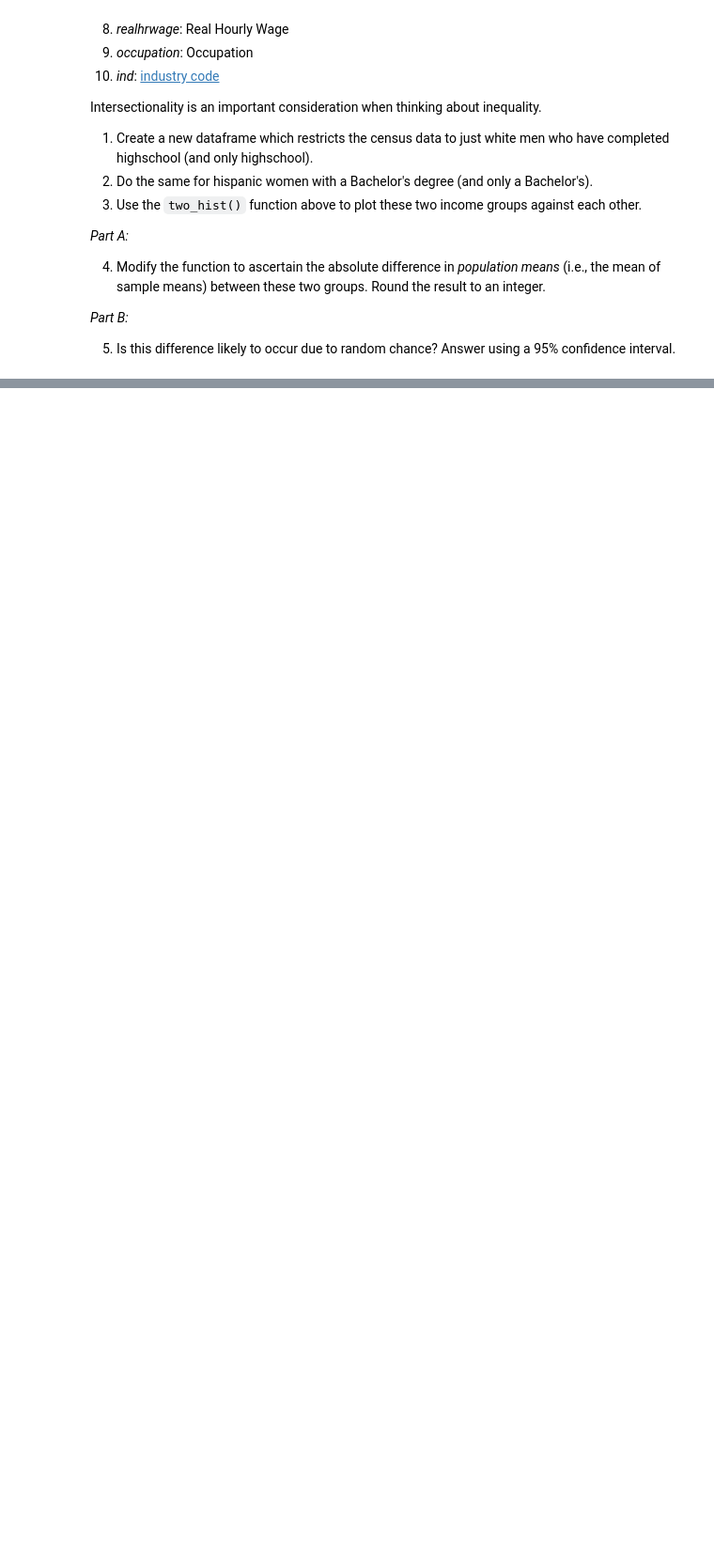
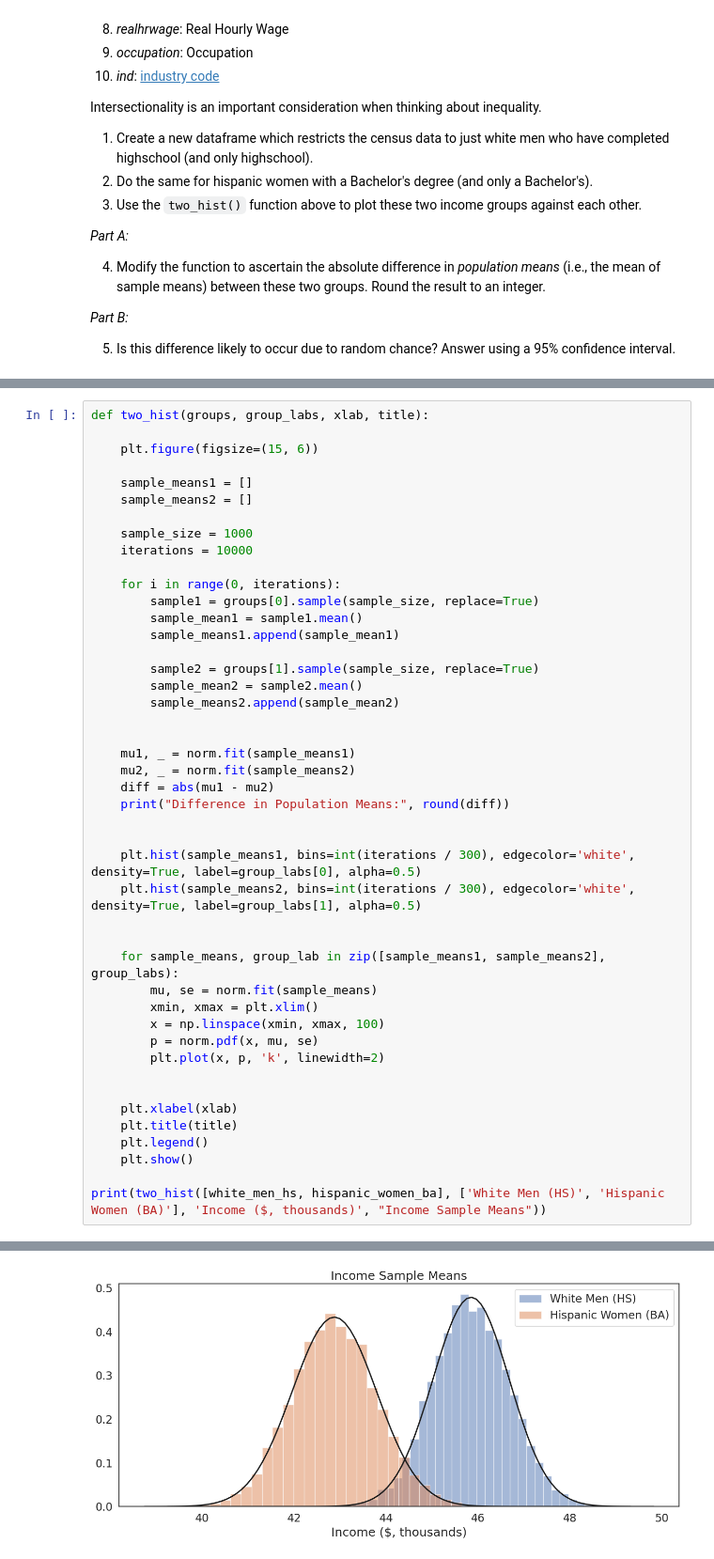
Before and after one commit to iliza5522/QM22, a Jupyter notebook: notebooks/W05. Distributions and Basic Statistics.ipynb, the cells around one changed output, grey strips where cells are left out. Shown at 94% size. Cells and saved outputs as stored; diff of their text form; blank space fills up the shorter version.

```diff
--- a/notebooks/W05. Distributions and Basic Statistics.ipynb
+++ b/notebooks/W05. Distributions and Basic Statistics.ipynb
@@ -600,0 +620,46 @@ The difference is statistically significant at the 95% confidence level.
+# %%
+def two_hist(groups, group_labs, xlab, title):
+
+    plt.figure(figsize=(15, 6))
+
+    sample_means1 = []
+    sample_means2 = []
+
+    sample_size = 1000
+    iterations = 10000
+
+    for i in range(0, iterations):
+        sample1 = groups[0].sample(sample_size, replace=True)
+        sample_mean1 = sample1.mean()
+        sample_means1.append(sample_mean1)
+
+        sample2 = groups[1].sample(sample_size, replace=True)
+        sample_mean2 = sample2.mean()
+        sample_means2.append(sample_mean2)
+
+
+    mu1, _ = norm.fit(sample_means1)
+    mu2, _ = norm.fit(sample_means2)
+    diff = abs(mu1 - mu2)
+    print("Difference in Population Means:", round(diff))
+
+
+    plt.hist(sample_means1, bins=int(iterations / 300), edgecolor='white', density=True, label=group_labs[0], alpha=0.5)
+    plt.hist(sample_means2, bins=int(iterations / 300), edgecolor='white', density=True, label=group_labs[1], alpha=0.5)
+
+
+    for sample_means, group_lab in zip([sample_means1, sample_means2], group_labs):
+        mu, se = norm.fit(sample_means)
+        xmin, xmax = plt.xlim()
+        x = np.linspace(xmin, xmax, 100)
+        p = norm.pdf(x, mu, se)
+        plt.plot(x, p, 'k', linewidth=2)
+
+
+    plt.xlabel(xlab)
+    plt.title(title)
+    plt.legend()
+    plt.show()
+
+print(two_hist([white_men_hs, hispanic_women_ba], ['White Men (HS)', 'Hispanic Women (BA)'], 'Income ($, thousands)', "Income Sample Means"))
+# %% [output]
@@ -600,0 +667 @@ The difference is statistically significant at the 95% confidence level.
+[figure, added]
```
Also changed, not shown: parts of 10 cells of this notebook.
